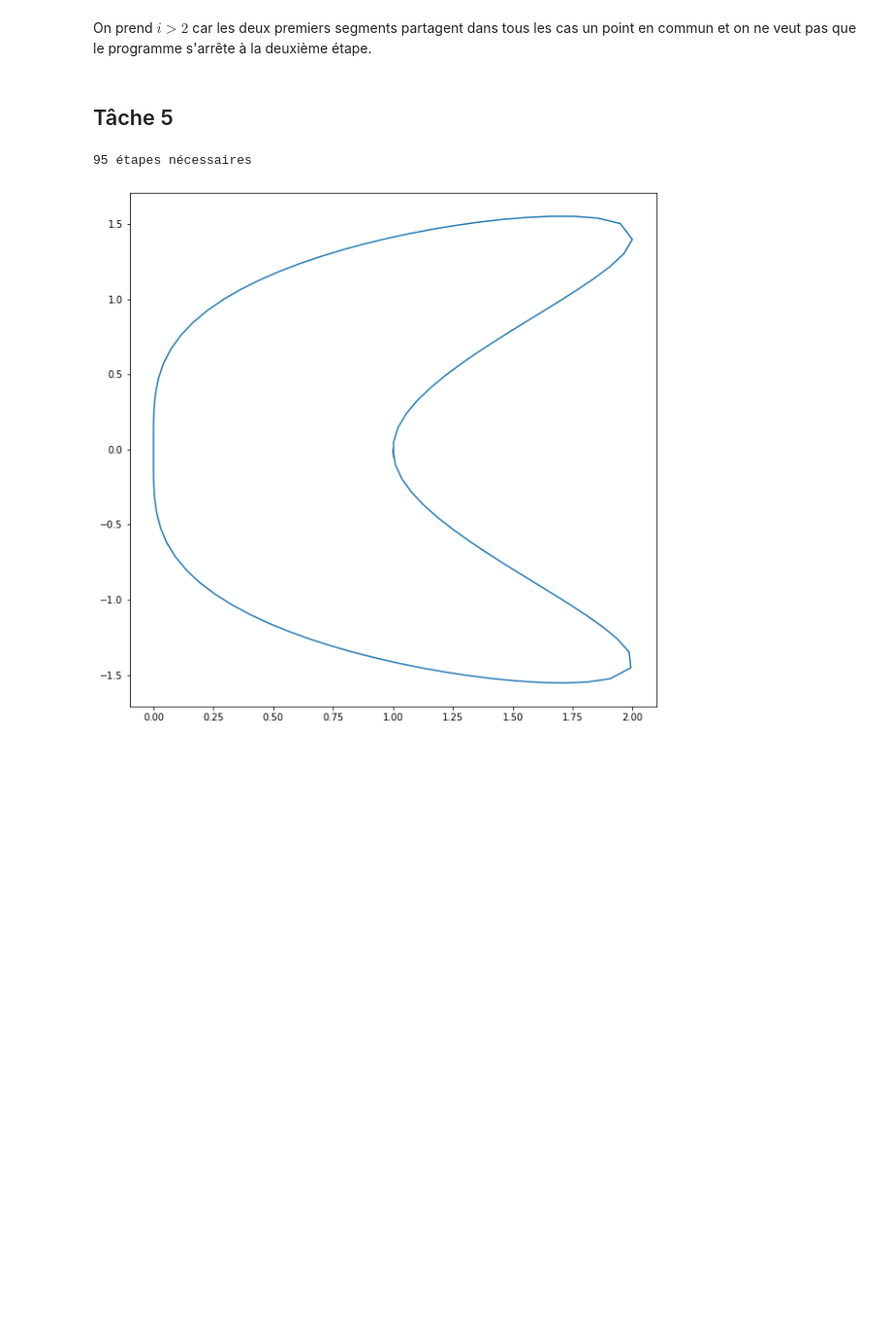
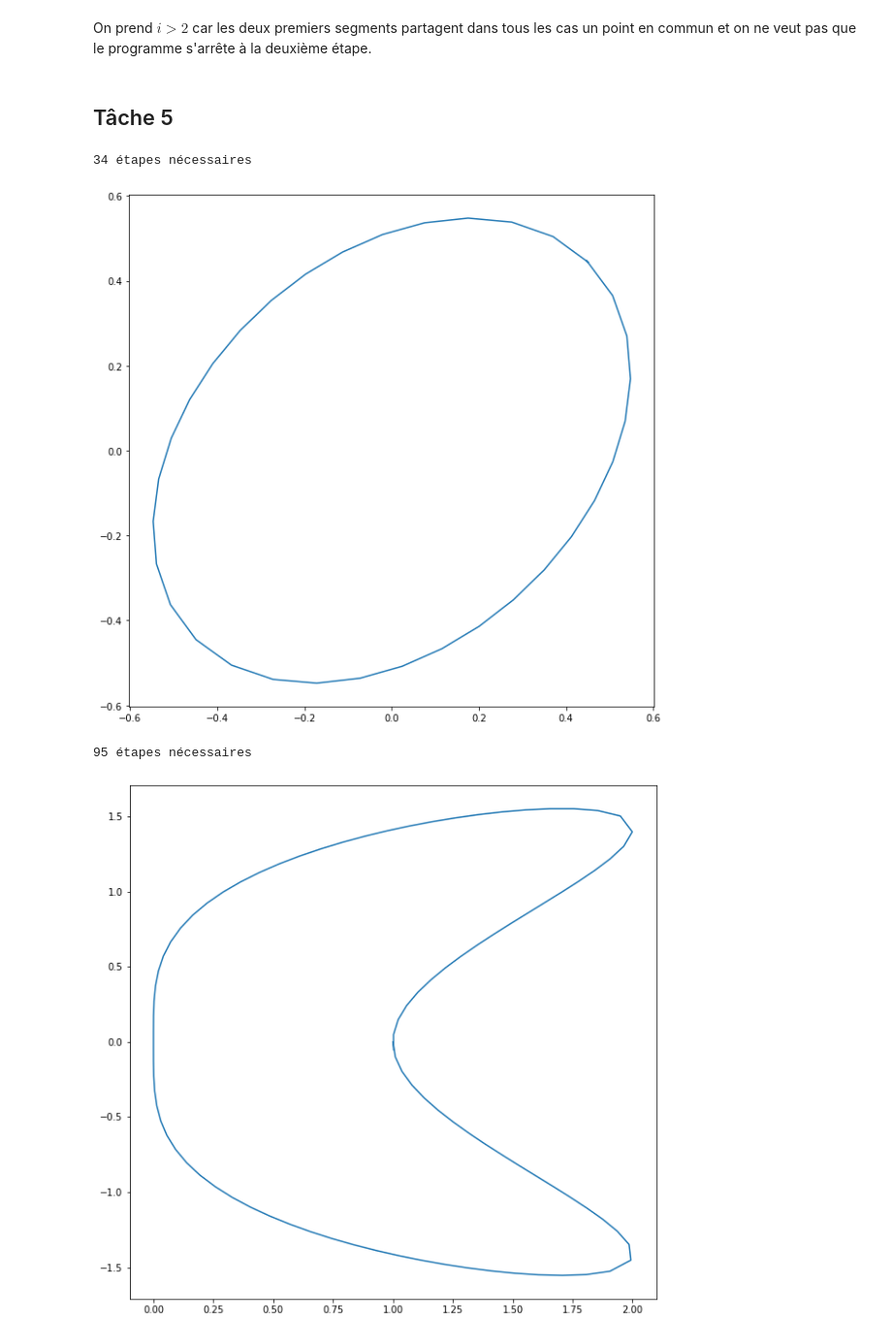
Before and after one commit to 20castro/Projet-calcul-diff, a Jupyter notebook: Projet.ipynb, the cells around one changed output. Shown: that part at 97% size. Drawn from its saved outputs; the diff is of its cells as text; code cells hidden in the pictures; blank space fills up the shorter version.

```diff
--- a/Projet.ipynb
+++ b/Projet.ipynb
@@ -345,6 +347,17 @@ def level_curve_finie(f, x0, y0, delta = 0.1, N = 1000, eps = eps):
 On prend $i > 2$ car les deux premiers segments partagent dans tous les cas un point en commun et on ne veut pas que le programme s'arrête à la deuxième étape.
 # %% [markdown]
 ## Tâche 5
+# %%
+## On regarde pour la courbe de niveau 0.8 de la fonction f1
+
+c = .8
+x0, y0 = Newton(F, .6, .6)
+T = level_curve_finie(f1, x0, y0)
+
+plt.plot(T[0, :], T[1, :]);
+# %% [output]
+34 étapes nécessaires
+[figure, added]
 # %%
 ## On regarde pour la courbe de niveau 1.0 de la fonction f2
 
```
Also changed, not shown: parts of 4 cells of this notebook.
